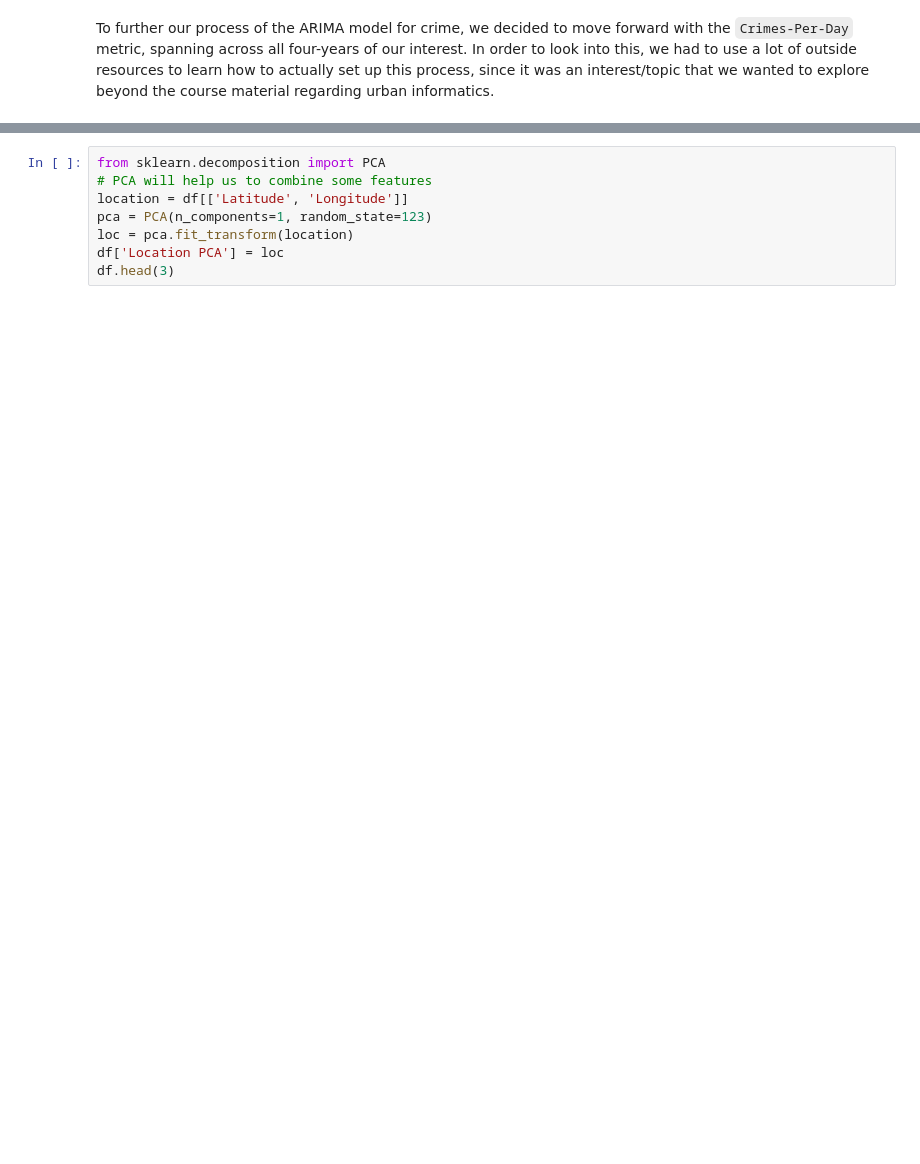
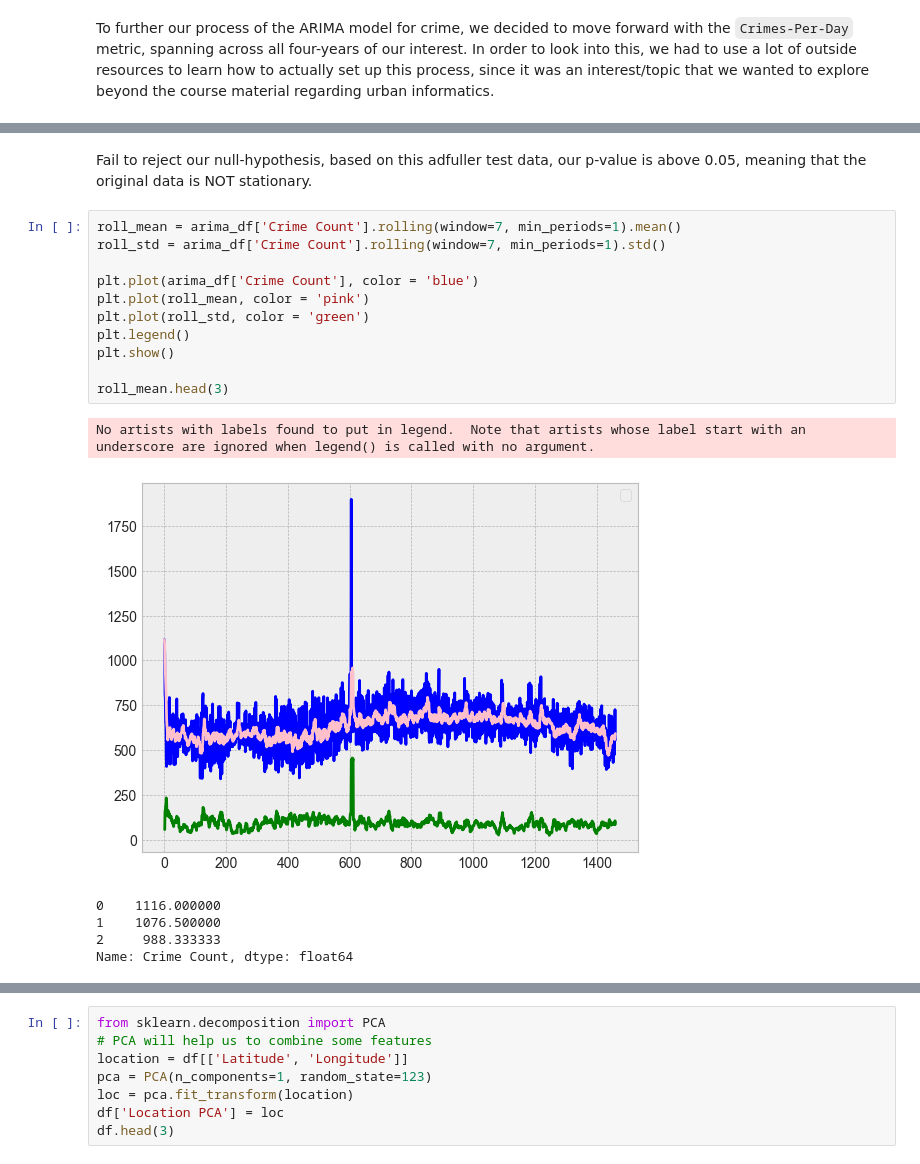
Before and after one commit to kfukutom/urban-informatics, a Jupyter notebook: src/main.ipynb, the cells around one changed output, grey strips where cells are left out. Cells and saved outputs as stored; diff of their text form; blank space fills up the shorter version.

```diff
--- a/src/main.ipynb
+++ b/src/main.ipynb
@@ -741,0 +679,20 @@ chloropleth_data.crs = {'init': 'epsg:4326'}"""
+# %% [markdown]
+Fail to reject our null-hypothesis, based on this adfuller test data, our p-value is above 0.05, meaning that the original data is NOT stationary.
+# %%
+roll_mean = arima_df['Crime Count'].rolling(window=7, min_periods=1).mean()
+roll_std = arima_df['Crime Count'].rolling(window=7, min_periods=1).std()
+
+plt.plot(arima_df['Crime Count'], color = 'blue')
+plt.plot(roll_mean, color = 'pink')
+plt.plot(roll_std, color = 'green')
+plt.legend()
+plt.show()
+
+roll_mean.head(3)
+# %% [output]
+No artists with labels found to put in legend.  Note that artists whose label start with an underscore are ignored when legend() is called with no argument.
+[figure, added]
+0    1116.000000
+1    1076.500000
+2     988.333333
+Name: Crime Count, dtype: float64
```
Also changed, not shown: parts of 48 cells of this notebook.
